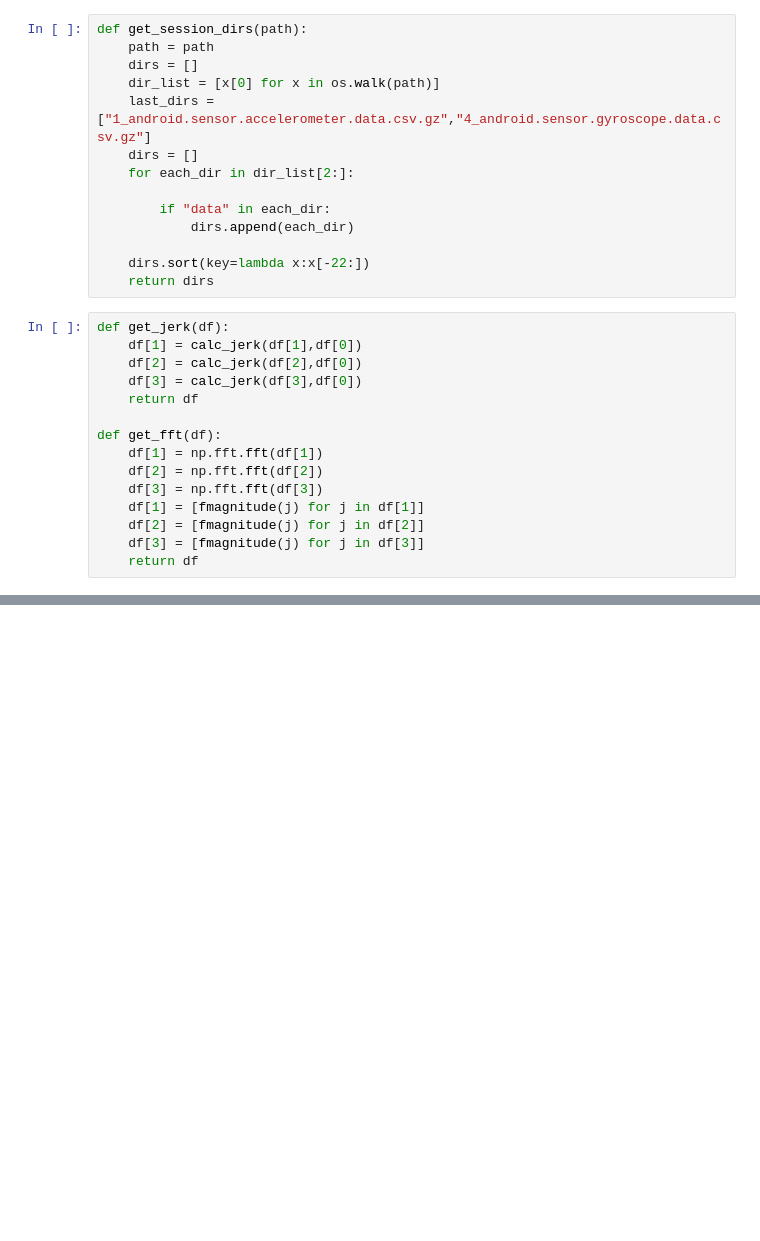
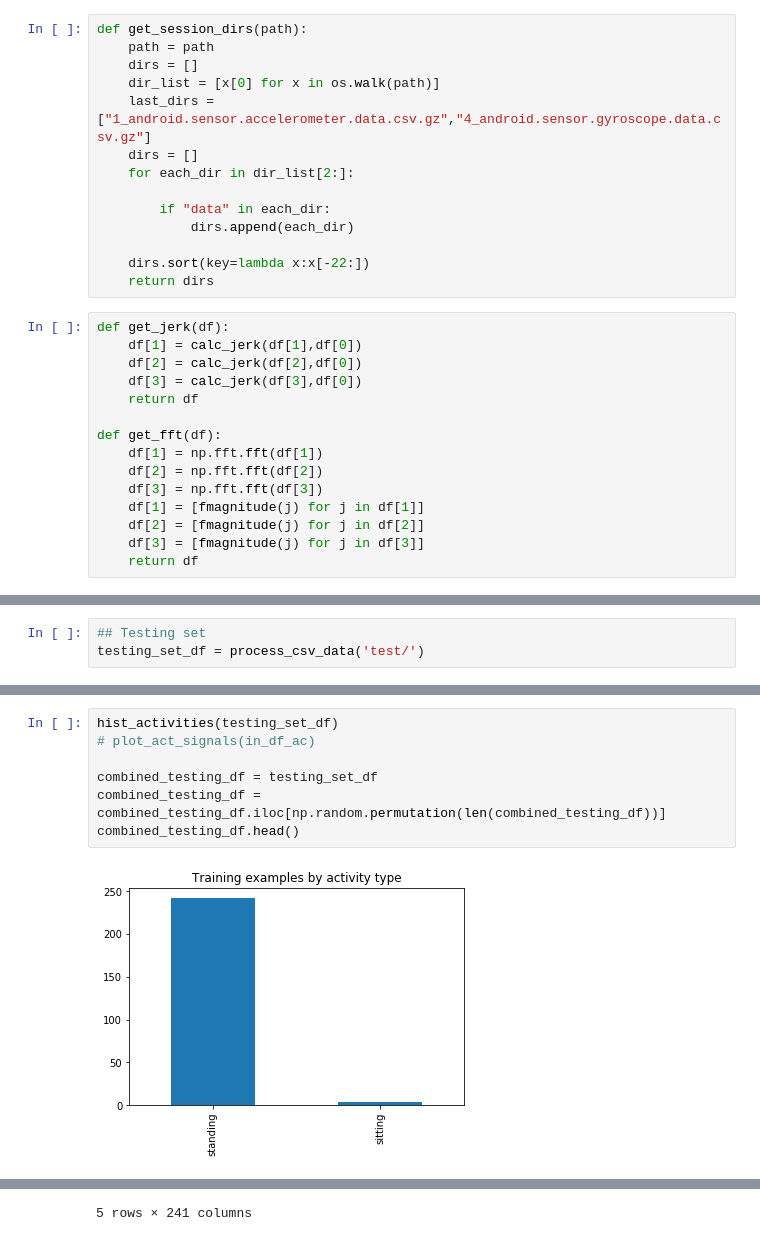
Before and after one commit to bhargav265/Human-Activity-Recognition, a Jupyter notebook: HAR-combined.ipynb, the cells around one changed output, grey strips where cells are left out. Cells and saved outputs as stored; diff of their text form; blank space fills up the shorter version.

```diff
--- a/HAR-combined.ipynb
+++ b/HAR-combined.ipynb
@@ -473,0 +584,3 @@ Score: 92.2878444346
+# %%
+## Testing set
+testing_set_df = process_csv_data('test/')
@@ -473,0 +595,9 @@ Score: 92.2878444346
+# %%
+hist_activities(testing_set_df)
+# plot_act_signals(in_df_ac)
+
+combined_testing_df = testing_set_df
+combined_testing_df = combined_testing_df.iloc[np.random.permutation(len(combined_testing_df))]
+combined_testing_df.head()
+# %% [output]
+[figure, added]
@@ -473,0 +610 @@ Score: 92.2878444346
+5 rows × 241 columns
```
Also changed, not shown: parts of 19 cells of this notebook.
